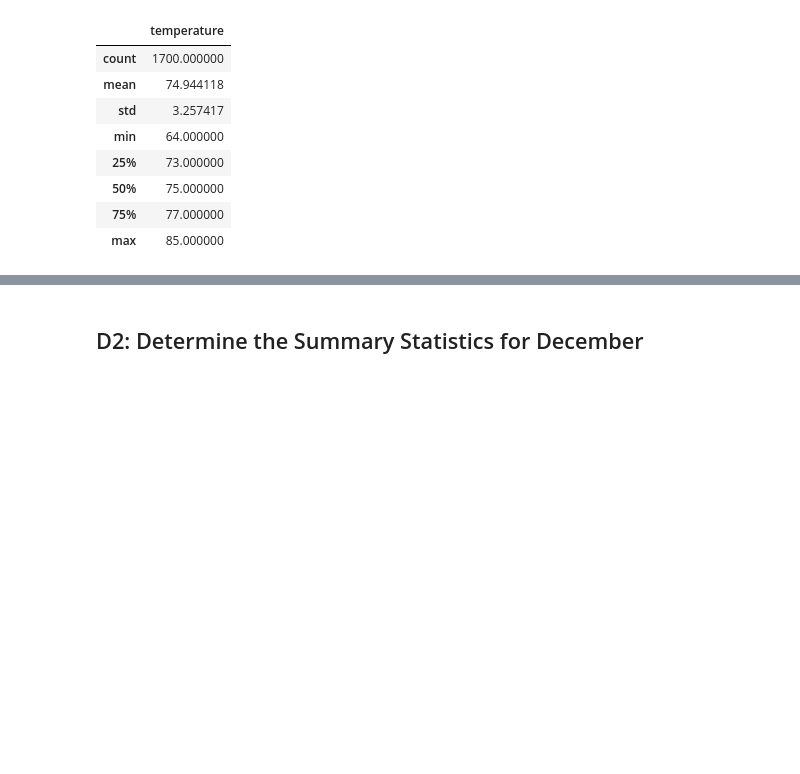
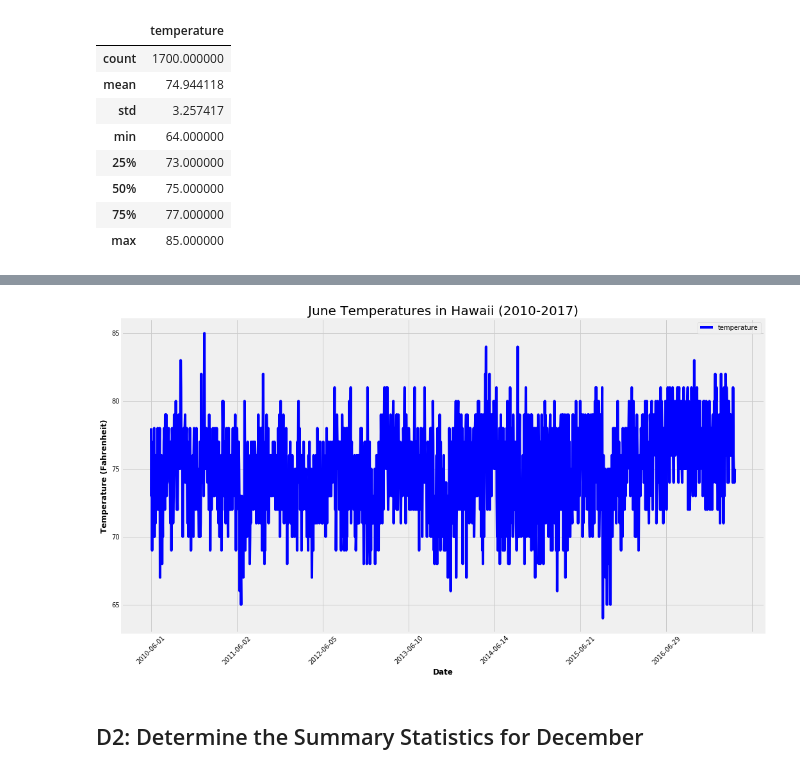
Before and after one commit to jojobear2020/Surfs_Up, a Jupyter notebook: SurfsUp_Challenge.ipynb, the cells around one changed output, grey strips where cells are left out. Cells and saved outputs as stored; diff of their text form; code cells hidden in the pictures; blank space fills up the shorter version.

```diff
--- a/SurfsUp_Challenge.ipynb
+++ b/SurfsUp_Challenge.ipynb
@@ -82,3 +95,20 @@ df_jun.describe()
+# %%
+#plot June temp trend thru years
+jun_graph = df_jun.plot(figsize = (16, 9),
+                        sort_columns=True,
+                        rot=45,
+                        use_index=True,
+                        legend=True,
+                        grid=True,
+                        color='b')
+plot.ylabel('Temperature (Fahrenheit)', weight='bold')
+plot.xlabel('Date', weight='bold')
+plot.title("June Temperatures in Hawaii (2010-2017)", fontsize=20)
+# Save the figure.
+plot.savefig("analysis/jun_temp_trend.png")
+plot.show()
+# %% [output]
+[figure, added]
 # %% [markdown]
 ## D2: Determine the Summary Statistics for December
 # %%
```
Also changed, not shown: parts of 4 cells of this notebook.
